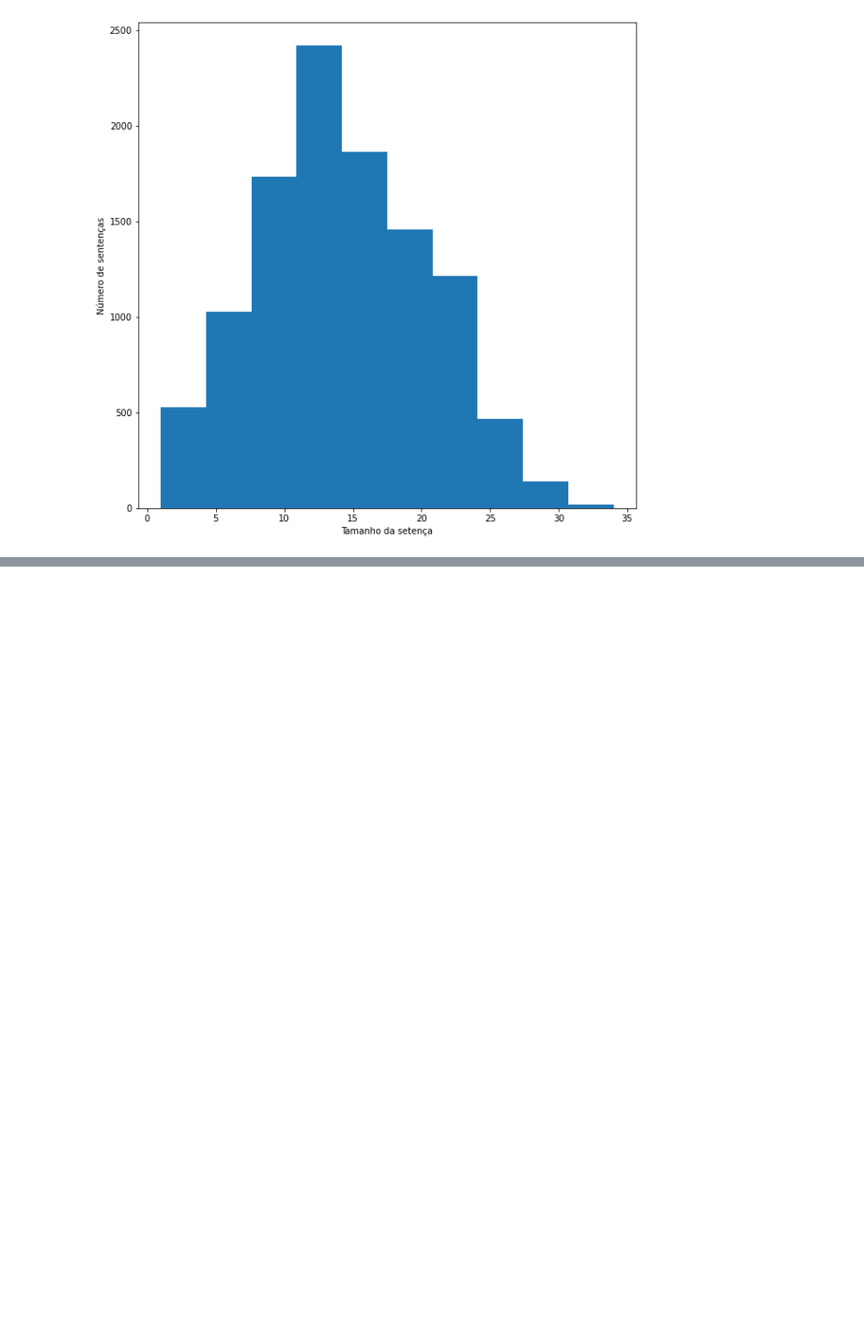
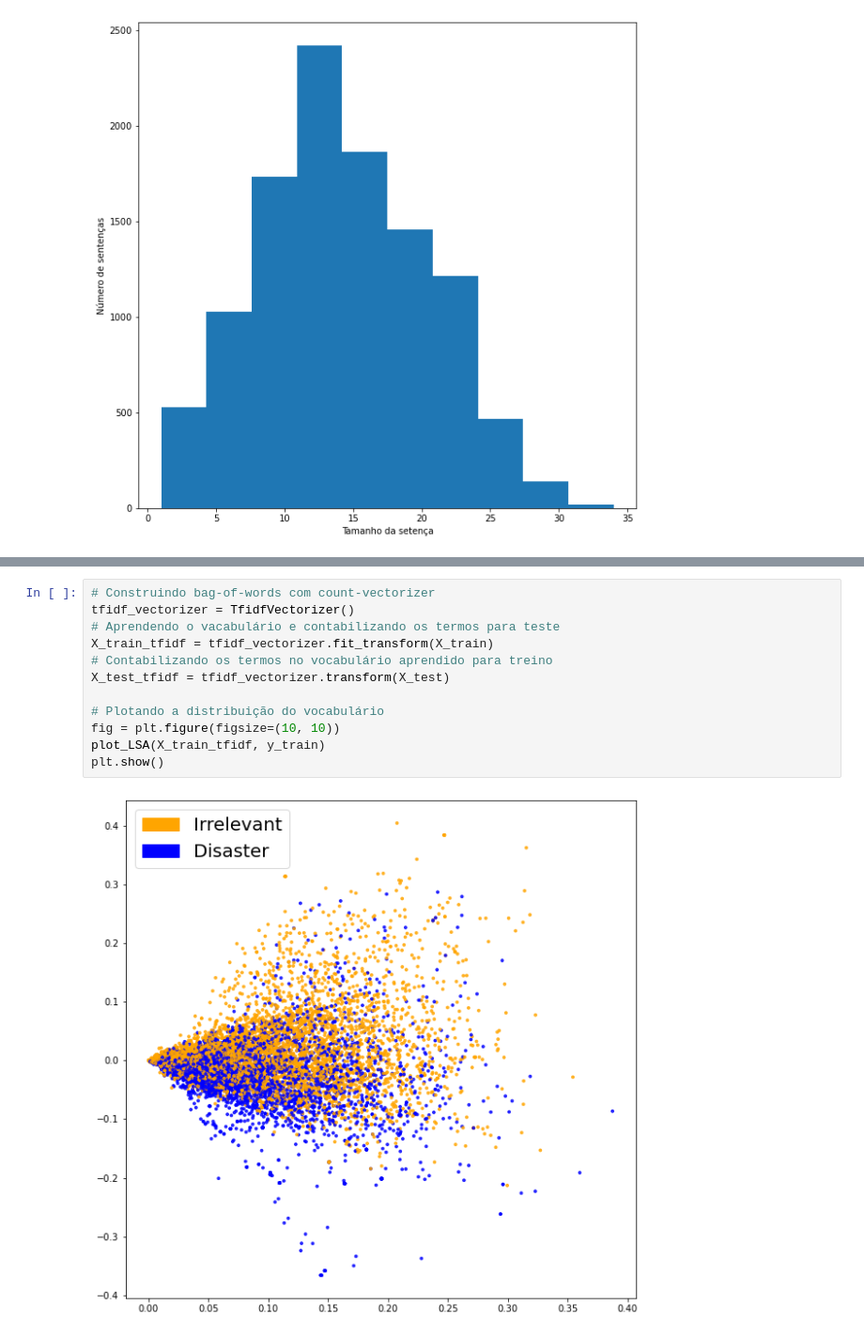
Before and after one commit to Luan144/cognitive_computing_py, a Jupyter notebook: mytrailhead/01_NLP_intro_bootcamp_academy.ipynb, the cells around one changed output, grey strips where cells are left out. Shown: that part at 94% size. Drawn from its saved outputs; the diff is of its cells as text; blank space fills up the shorter version.

```diff
--- a/mytrailhead/01_NLP_intro_bootcamp_academy.ipynb
+++ b/mytrailhead/01_NLP_intro_bootcamp_academy.ipynb
@@ -156,0 +311,14 @@ plt.show()
+# %%
+# Construindo bag-of-words com count-vectorizer
+tfidf_vectorizer = TfidfVectorizer()
+# Aprendendo o vacabulário e contabilizando os termos para teste
+X_train_tfidf = tfidf_vectorizer.fit_transform(X_train)
+# Contabilizando os termos no vocabulário aprendido para treino
+X_test_tfidf = tfidf_vectorizer.transform(X_test)
+
+# Plotando a distribuição do vocabulário
+fig = plt.figure(figsize=(10, 10))
+plot_LSA(X_train_tfidf, y_train)
+plt.show()
+# %% [output]
+[figure, added]
```
Also changed, not shown: parts of 26 cells of this notebook.
